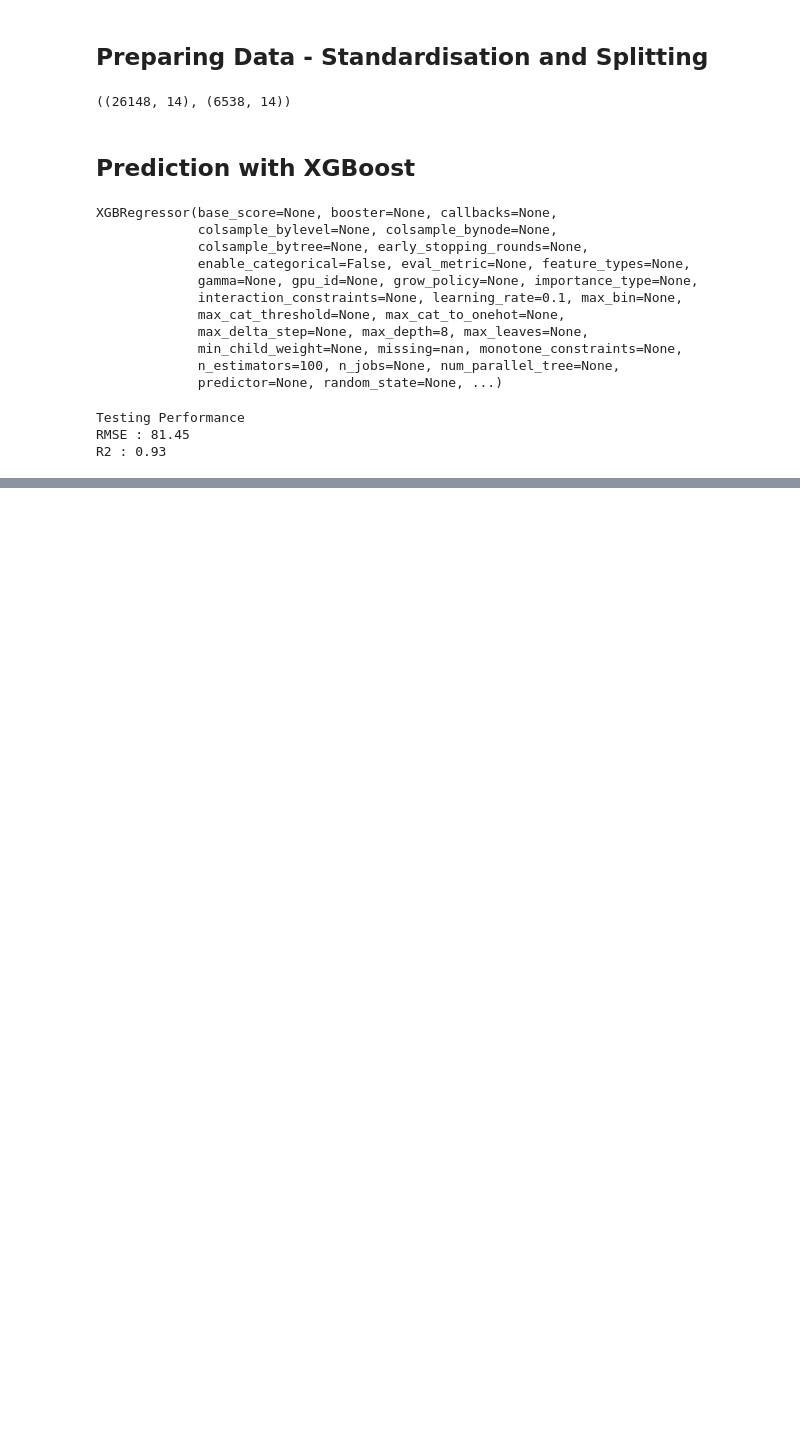
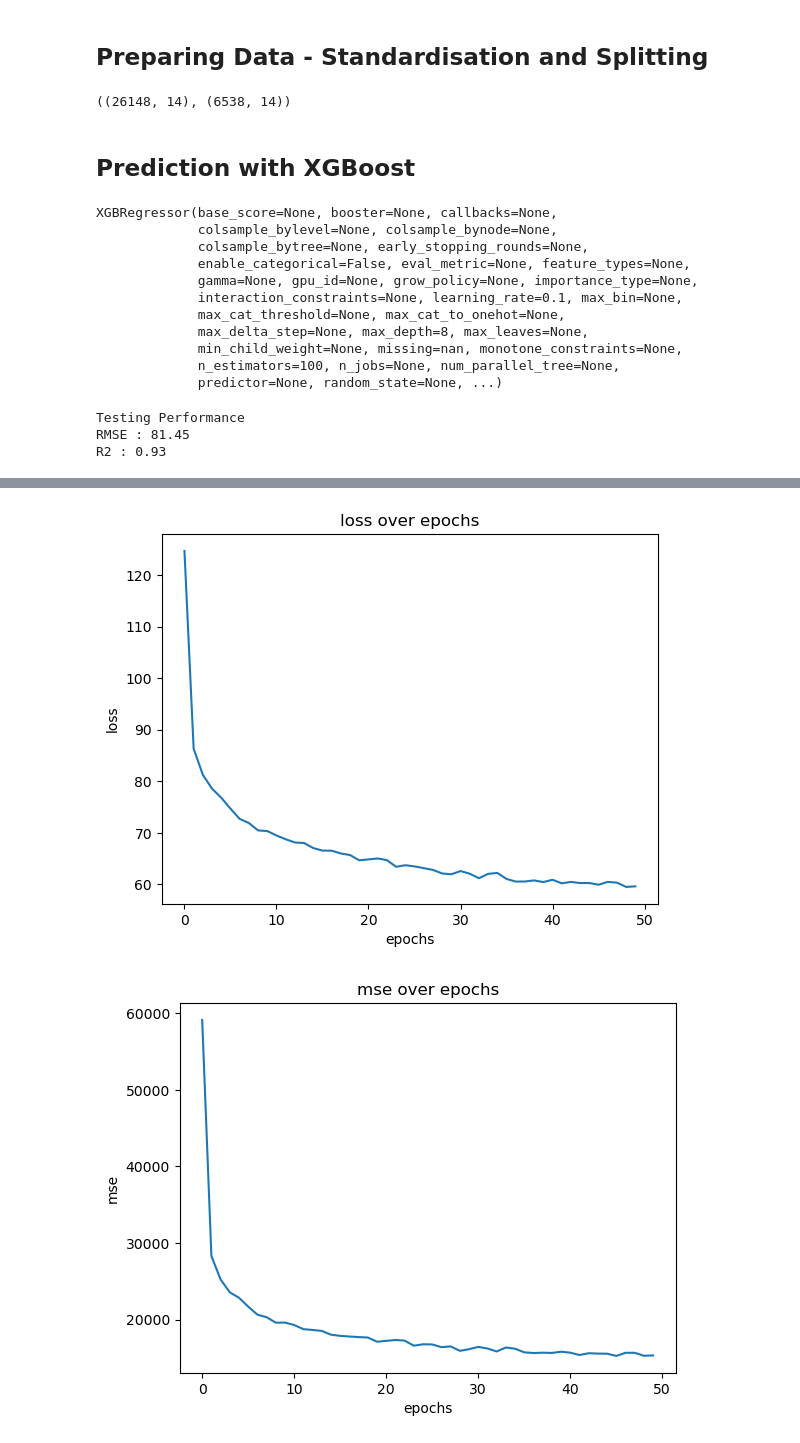
Before and after one commit to ArpitTripathi945/Solar_Irradiance_Prediction, a Jupyter notebook: Solar_Irradiance.ipynb, the cells around one changed output, grey strips where cells are left out. Drawn from its saved outputs; the diff is of its cells as text; code cells hidden in the pictures; blank space fills up the shorter version.

Commit message:
Using MultiLayer Perceptron model

```diff
--- a/Solar_Irradiance.ipynb
+++ b/Solar_Irradiance.ipynb
@@ -385,0 +388,17 @@ R2 : 0.93
+# %%
+model = None
+model = Sequential()
+
+model.add(Dense(128, activation='relu', input_dim=14))
+model.add(Dropout(0.33))
+
+model.add(Dense(64, activation='relu'))
+model.add(Dropout(0.33))
+
+model.add(Dense(32, activation='relu'))
+model.add(Dropout(0.33))
+
+model.add(Dense(1, activation='linear'))
+
+model.compile(metrics='mse', loss='mae', optimizer=Adam(learning_rate=0.001))
+print(model.summary())
@@ -385,0 +423,13 @@ R2 : 0.93
+# %%
+history = model.fit(xtrain, ytrain, validation_split=0.1, epochs = 50, batch_size=32)
+# %%
+fit = history.history
+for i in fit:
+    plt.plot(fit[i])
+    plt.title(i + ' over epochs')
+    plt.ylabel(i)
+    plt.xlabel('epochs')
+    plt.show()
+# %% [output]
+[figure, added]
+[figure, added]
```
Also changed, not shown: parts of 5 cells of this notebook.
